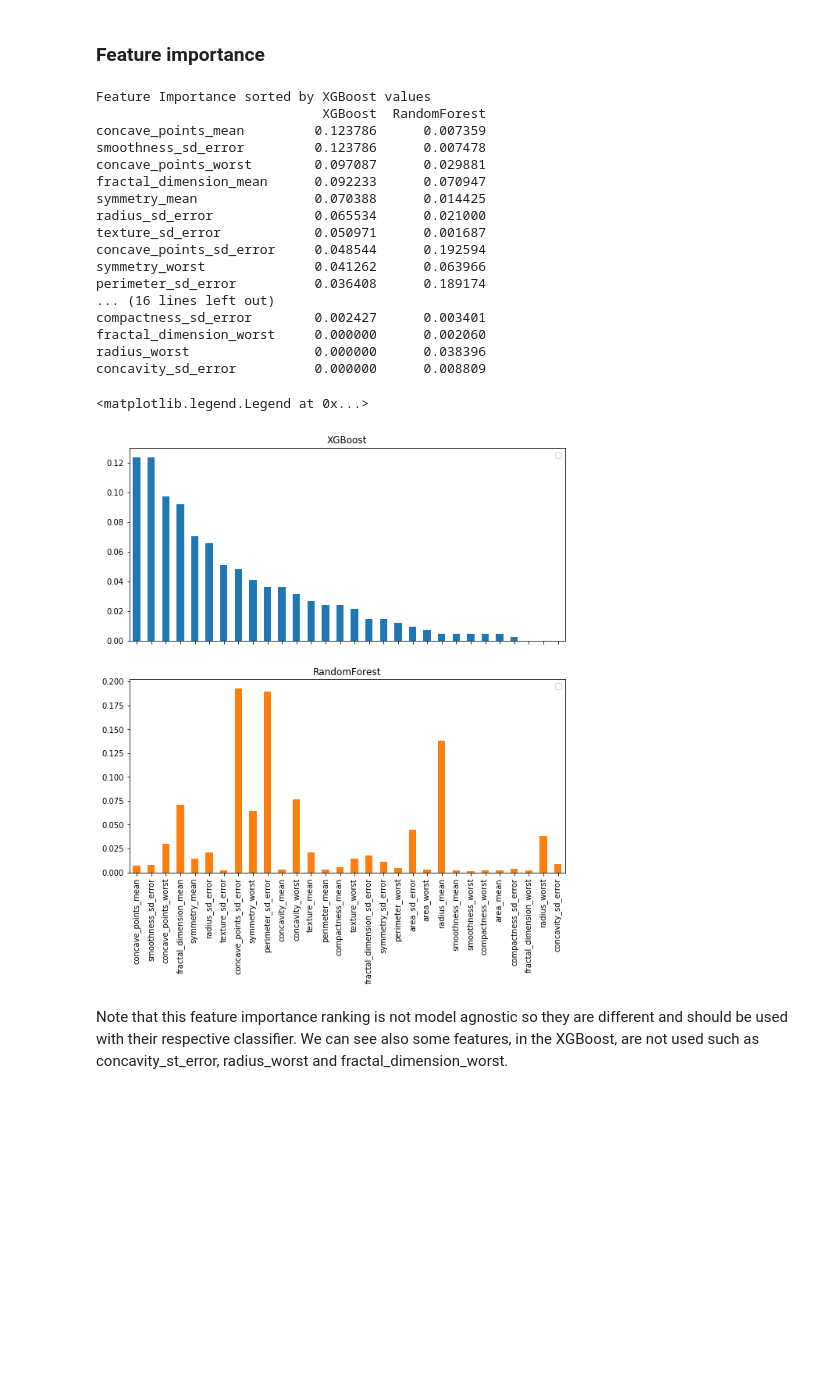
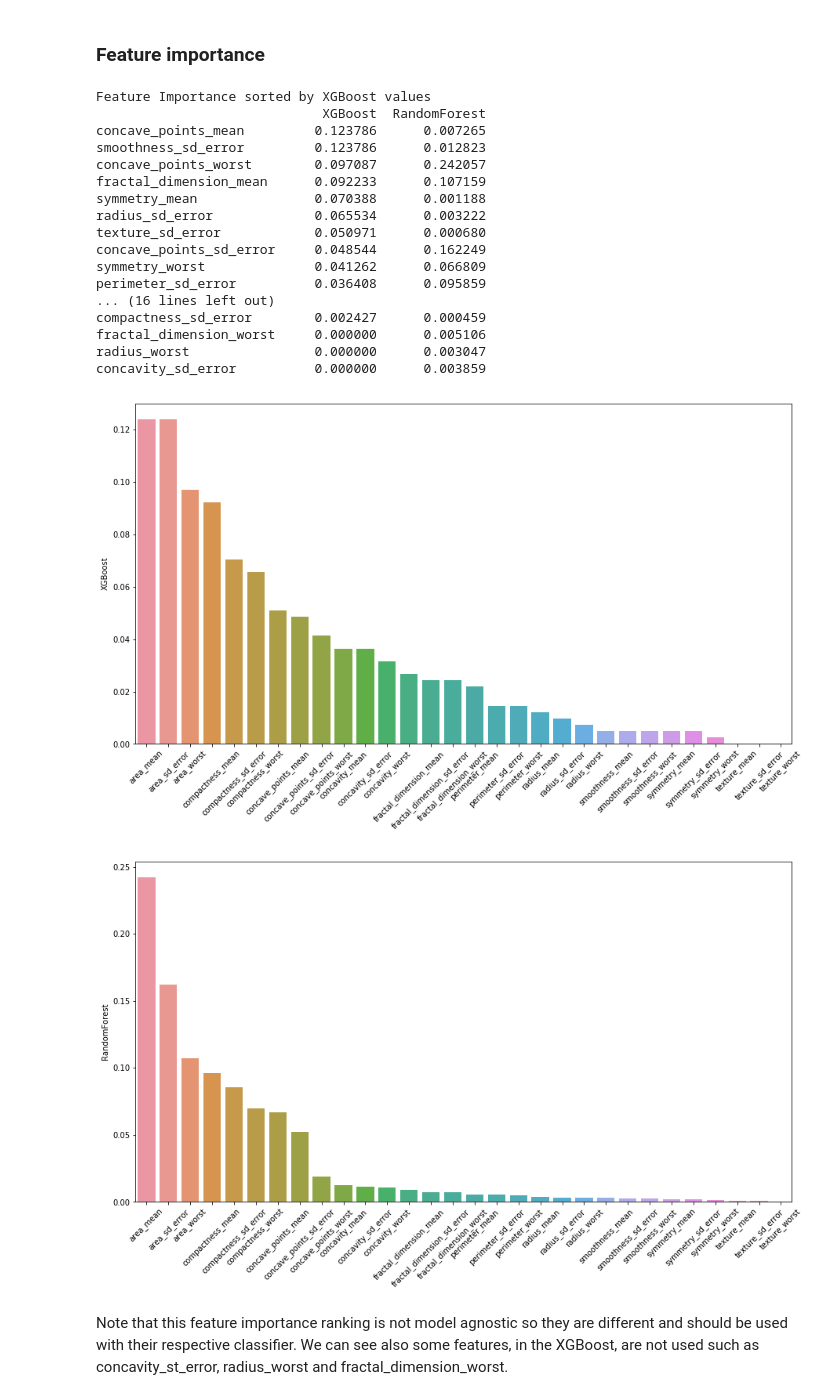
Before and after one commit to ammarwm/ga, a Jupyter notebook: cancer_notebook.ipynb, the cells around one changed output. Cells and saved outputs as stored; diff of their text form; code cells hidden in the pictures; blank space fills up the shorter version.

```diff
--- a/cancer_notebook.ipynb
+++ b/cancer_notebook.ipynb
@@ -329,33 +322,37 @@ for name, clsf in cassifiers.items():
 
 #Sorting based on XGBoost feature importance
 feature_importance_df = pd.DataFrame(clsf_feature_importance, index=feature_names).sort_values(by='XGBoost', ascending=False)
-# %%
-print('Feature Importance sorted by XGBoost values')
-print(feature_importance_df)
-
-ax0, ax1 = feature_importance_df.plot.bar(subplots=True,figsize=(10,10))
-ax0.legend('')
-ax1.legend('')
-# %% [output]
-Feature Importance sorted by XGBoost values
-                             XGBoost  RandomForest
-concave_points_mean         0.123786      0.007359
-smoothness_sd_error         0.123786      0.007478
-concave_points_worst        0.097087      0.029881
-fractal_dimension_mean      0.092233      0.070947
-symmetry_mean               0.070388      0.014425
-radius_sd_error             0.065534      0.021000
-texture_sd_error            0.050971      0.001687
-concave_points_sd_error     0.048544      0.192594
-symmetry_worst              0.041262      0.063966
-perimeter_sd_error          0.036408      0.189174
-... (16 lines left out)
-compactness_sd_error        0.002427      0.003401
-fractal_dimension_worst     0.000000      0.002060
-radius_worst                0.000000      0.038396
-concavity_sd_error          0.000000      0.008809
-<matplotlib.legend.Legend at 0x...>
-[figure, removed]
+# %%
+print('Feature Importance sorted by XGBoost values')
+print(feature_importance_df)
+
+plt.figure(figsize=(15,8))
+sns.barplot(x=feature_names, y=feature_importance_df['XGBoost'])
+plt.xticks(rotation=45)
+
+plt.figure(figsize=(15,8))
+sns.barplot(x=feature_names, y=feature_importance_df['RandomForest'].sort_values(ascending=False))
+_ = plt.xticks(rotation=45)
+# %% [output]
+Feature Importance sorted by XGBoost values
+                             XGBoost  RandomForest
+concave_points_mean         0.123786      0.007265
+smoothness_sd_error         0.123786      0.012823
+concave_points_worst        0.097087      0.242057
+fractal_dimension_mean      0.092233      0.107159
+symmetry_mean               0.070388      0.001188
+radius_sd_error             0.065534      0.003222
+texture_sd_error            0.050971      0.000680
+concave_points_sd_error     0.048544      0.162249
+symmetry_worst              0.041262      0.066809
+perimeter_sd_error          0.036408      0.095859
+... (16 lines left out)
+compactness_sd_error        0.002427      0.000459
+fractal_dimension_worst     0.000000      0.005106
+radius_worst                0.000000      0.003047
+concavity_sd_error          0.000000      0.003859
+[figure, added]
+[figure, added]
 # %% [markdown]
 Note that this feature importance ranking is not model agnostic so they are different and should be used with their respective classifier. We can see also some features, in the XGBoost, are not used such as concavity_st_error, radius_worst and fractal_dimension_worst.
 # %% [markdown]
```
Also changed, not shown: parts of 6 cells of this notebook.
